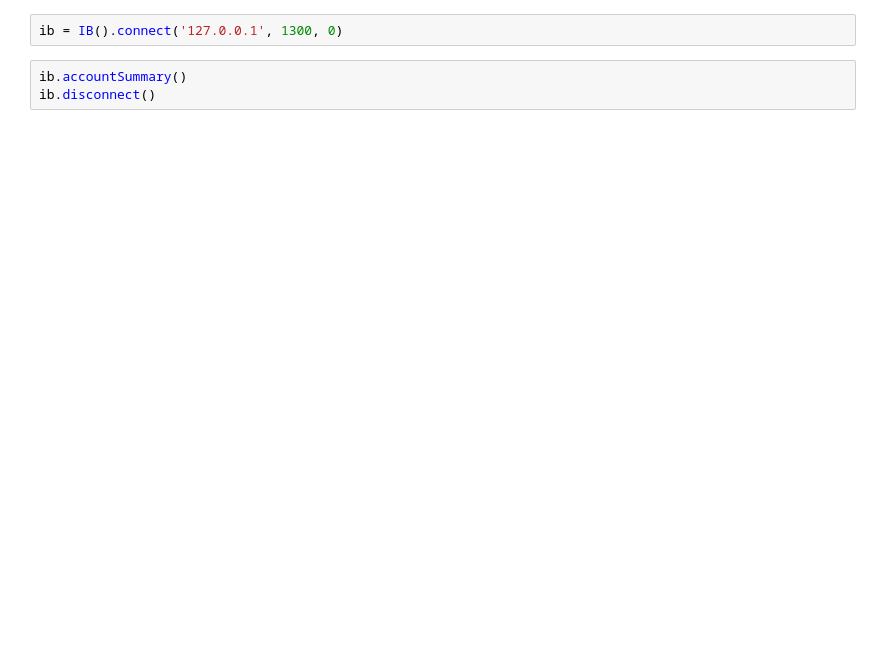
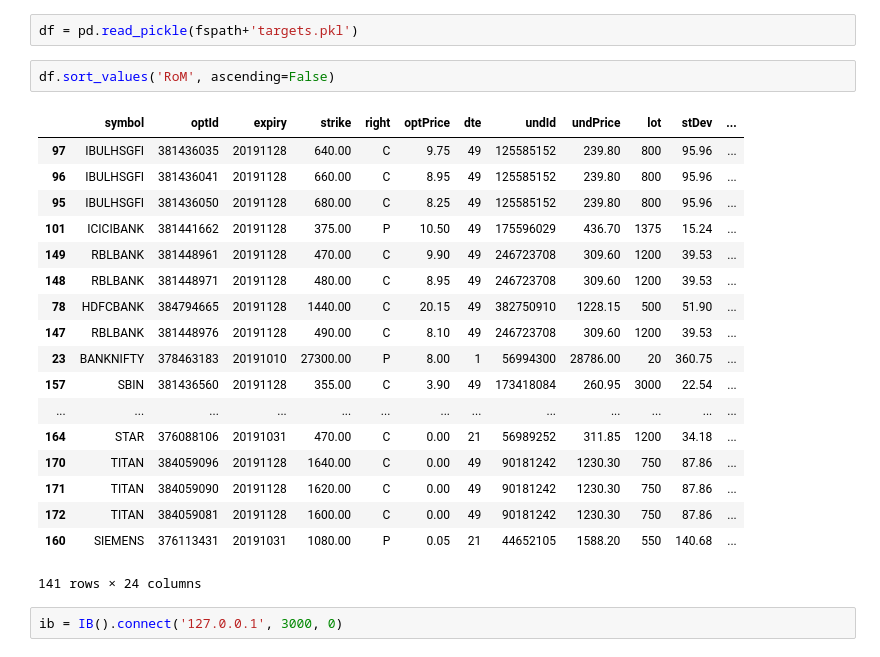
Before and after one commit to reservoirinvest/ibkr, a Jupyter notebook: bin/ztest.ipynb, the cells around one changed output. Drawn from its saved outputs; the diff is of its cells as text; blank space fills up the shorter version.

```diff
--- a/bin/ztest.ipynb
+++ b/bin/ztest.ipynb
@@ -23,5 +33,25 @@ ib.disconnect()
+# %%
+df = pd.read_pickle(fspath+'targets.pkl')
+# %%
+df.sort_values('RoM', ascending=False)
+# %% [output]
+|  | symbol | optId | expiry | strike | right | optPrice | dte | undId | undPrice | lot | stDev | ... |
+| 97 | IBULHSGFI | 381436035 | 20191128 | 640.00 | C | 9.75 | 49 | 125585152 | 239.80 | 800 | 95.96 | ... |
+| 96 | IBULHSGFI | 381436041 | 20191128 | 660.00 | C | 8.95 | 49 | 125585152 | 239.80 | 800 | 95.96 | ... |
+| 95 | IBULHSGFI | 381436050 | 20191128 | 680.00 | C | 8.25 | 49 | 125585152 | 239.80 | 800 | 95.96 | ... |
+| 101 | ICICIBANK | 381441662 | 20191128 | 375.00 | P | 10.50 | 49 | 175596029 | 436.70 | 1375 | 15.24 | ... |
+| 149 | RBLBANK | 381448961 | 20191128 | 470.00 | C | 9.90 | 49 | 246723708 | 309.60 | 1200 | 39.53 | ... |
+| 148 | RBLBANK | 381448971 | 20191128 | 480.00 | C | 8.95 | 49 | 246723708 | 309.60 | 1200 | 39.53 | ... |
+| 78 | HDFCBANK | 384794665 | 20191128 | 1440.00 | C | 20.15 | 49 | 382750910 | 1228.15 | 500 | 51.90 | ... |
+| 147 | RBLBANK | 381448976 | 20191128 | 490.00 | C | 8.10 | 49 | 246723708 | 309.60 | 1200 | 39.53 | ... |
+| 23 | BANKNIFTY | 378463183 | 20191010 | 27300.00 | P | 8.00 | 1 | 56994300 | 28786.00 | 20 | 360.75 | ... |
+| 157 | SBIN | 381436560 | 20191128 | 355.00 | C | 3.90 | 49 | 173418084 | 260.95 | 3000 | 22.54 | ... |
+| ... | ... | ... | ... | ... | ... | ... | ... | ... | ... | ... | ... | ... |
+| 164 | STAR | 376088106 | 20191031 | 470.00 | C | 0.00 | 21 | 56989252 | 311.85 | 1200 | 34.18 | ... |
+| 170 | TITAN | 384059096 | 20191128 | 1640.00 | C | 0.00 | 49 | 90181242 | 1230.30 | 750 | 87.86 | ... |
+| 171 | TITAN | 384059090 | 20191128 | 1620.00 | C | 0.00 | 49 | 90181242 | 1230.30 | 750 | 87.86 | ... |
+| 172 | TITAN | 384059081 | 20191128 | 1600.00 | C | 0.00 | 49 | 90181242 | 1230.30 | 750 | 87.86 | ... |
+| 160 | SIEMENS | 376113431 | 20191031 | 1080.00 | P | 0.05 | 21 | 44652105 | 1588.20 | 550 | 140.68 | ... |
+141 rows × 24 columns
 # %%
-ib = IB().connect('127.0.0.1', 1300, 0)
+ib = IB().connect('127.0.0.1', 3000, 0)
-# %%
-ib.accountSummary()
-ib.disconnect()
```
Also changed, not shown: parts of 9 cells of this notebook, 16 other files.
